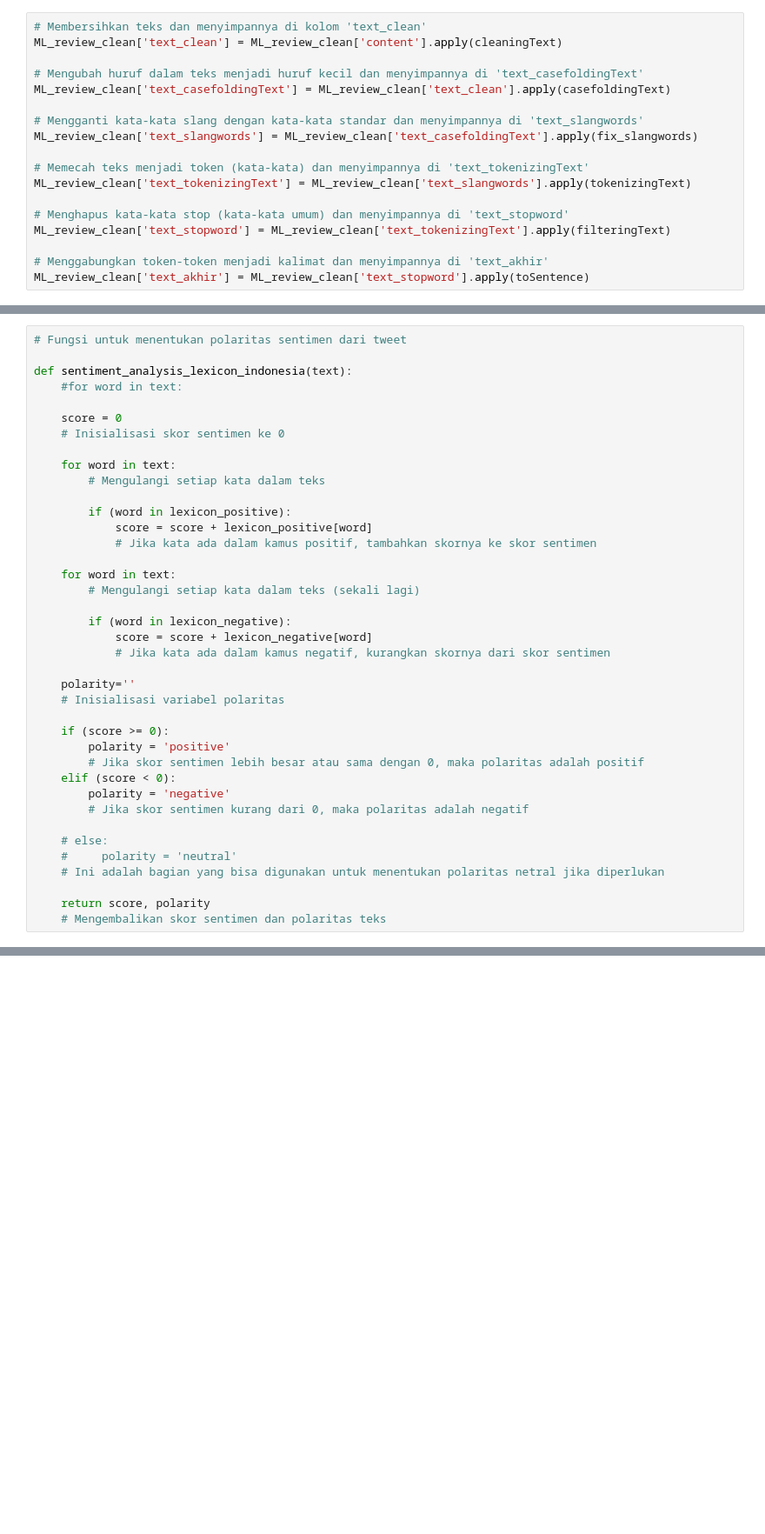
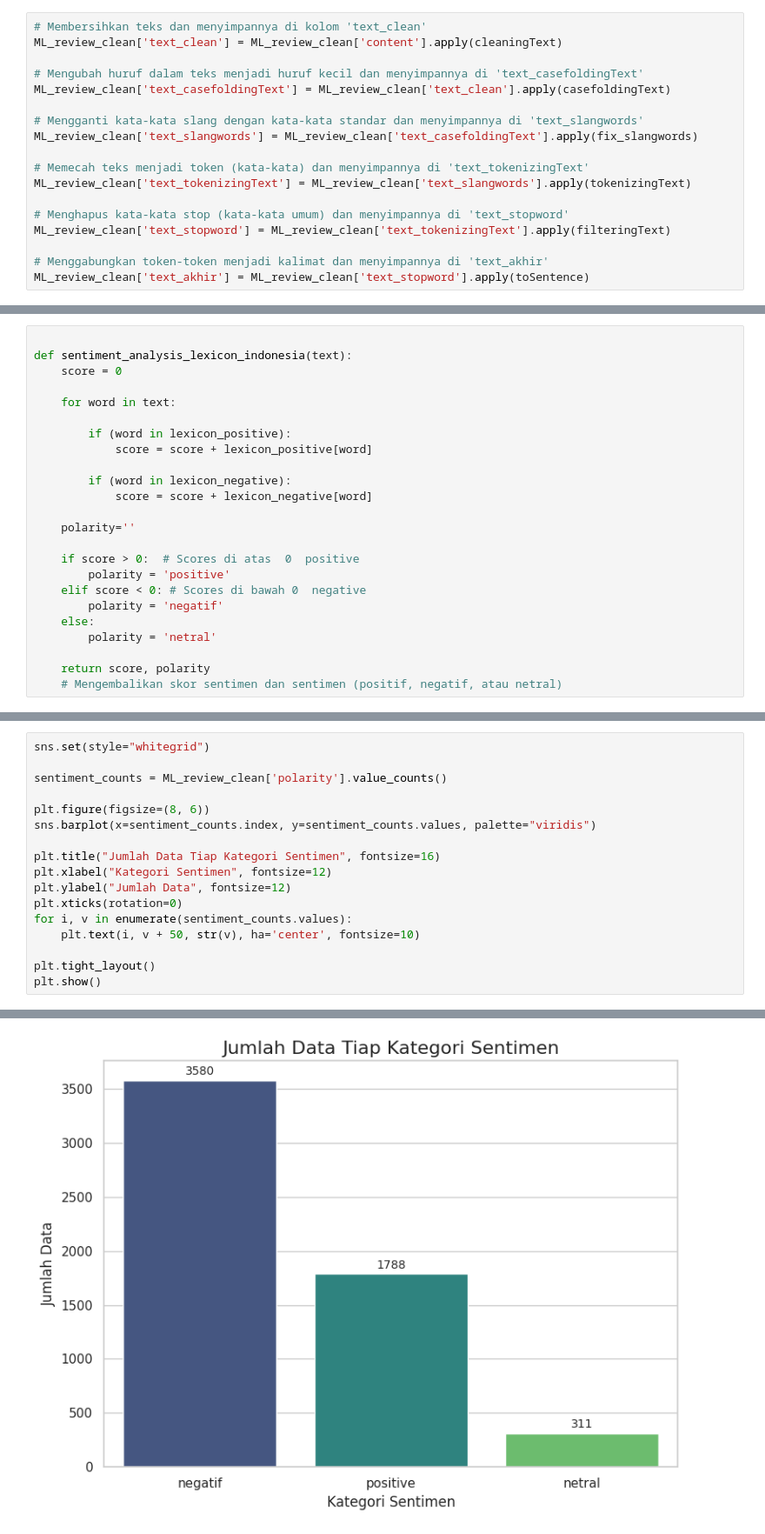
Before and after one commit to adimemes/Analysisi-Sentimen, a Jupyter notebook: Analysis_Sentimen_Mobile_Legend.ipynb, the cells around one changed output, grey strips where cells are left out. Shown at 87% size. Saved outputs shown, nothing was run; the diff lists cells and outputs as text; blank space fills up the shorter version.

```diff
--- a/Analysis_Sentimen_Mobile_Legend.ipynb
+++ b/Analysis_Sentimen_Mobile_Legend.ipynb
@@ -341,39 +369,24 @@ else:
 # %%
-# Fungsi untuk menentukan polaritas sentimen dari tweet
 
 def sentiment_analysis_lexicon_indonesia(text):
-    #for word in text:
-
     score = 0
-    # Inisialisasi skor sentimen ke 0
 
     for word in text:
-        # Mengulangi setiap kata dalam teks
 
         if (word in lexicon_positive):
             score = score + lexicon_positive[word]
-            # Jika kata ada dalam kamus positif, tambahkan skornya ke skor sentimen
-
-    for word in text:
-        # Mengulangi setiap kata dalam teks (sekali lagi)
 
         if (word in lexicon_negative):
             score = score + lexicon_negative[word]
-            # Jika kata ada dalam kamus negatif, kurangkan skornya dari skor sentimen
 
     polarity=''
-    # Inisialisasi variabel polaritas
 
-    if (score >= 0):
+    if score > 0:  # Scores di atas  0  positive
         polarity = 'positive'
-        # Jika skor sentimen lebih besar atau sama dengan 0, maka polaritas adalah positif
-    elif (score < 0):
-        polarity = 'negative'
-        # Jika skor sentimen kurang dari 0, maka polaritas adalah negatif
-
-    # else:
-    #     polarity = 'neutral'
-    # Ini adalah bagian yang bisa digunakan untuk menentukan polaritas netral jika diperlukan
+    elif score < 0: # Scores di bawah 0  negative
+        polarity = 'negatif'
+    else:
+        polarity = 'netral'
 
     return score, polarity
-    # Mengembalikan skor sentimen dan polaritas teks
+    # Mengembalikan skor sentimen dan sentimen (positif, negatif, atau netral)
@@ -390,0 +415,18 @@ Name: count, dtype: int64
+# %%
+sns.set(style="whitegrid")
+
+sentiment_counts = ML_review_clean['polarity'].value_counts()
+
+plt.figure(figsize=(8, 6))
+sns.barplot(x=sentiment_counts.index, y=sentiment_counts.values, palette="viridis")
+
+plt.title("Jumlah Data Tiap Kategori Sentimen", fontsize=16)
+plt.xlabel("Kategori Sentimen", fontsize=12)
+plt.ylabel("Jumlah Data", fontsize=12)
+plt.xticks(rotation=0)
+for i, v in enumerate(sentiment_counts.values):
+    plt.text(i, v + 50, str(v), ha='center', fontsize=10)
+
+plt.tight_layout()
+plt.show()
+# %% [output]
@@ -390,0 +436 @@ Name: count, dtype: int64
+[figure, added]
```
Also changed, not shown: parts of 41 cells of this notebook.
